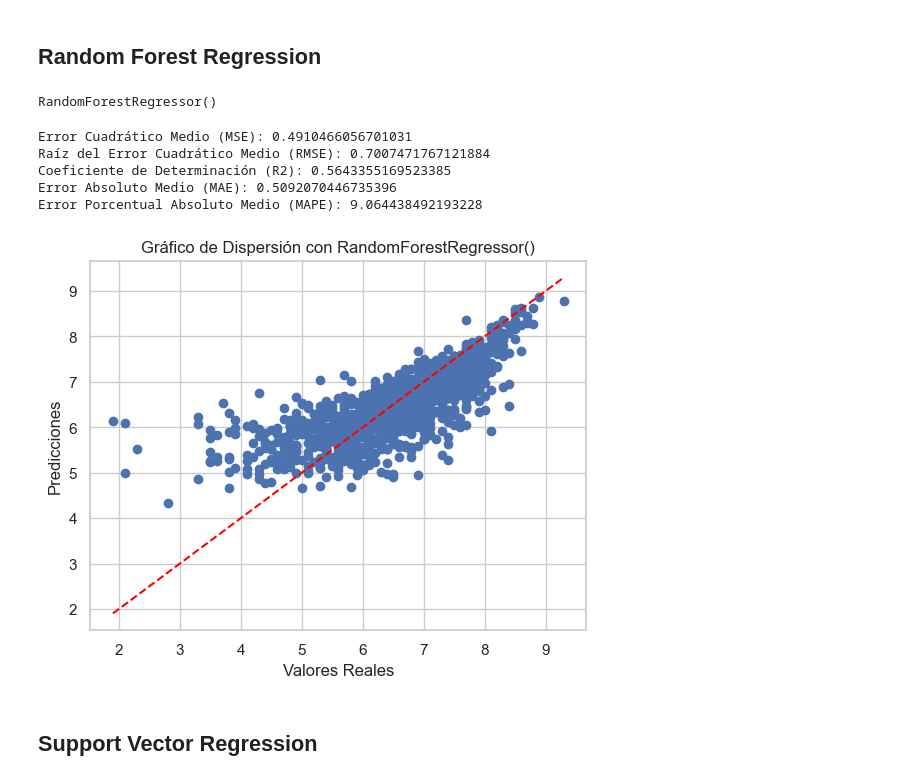
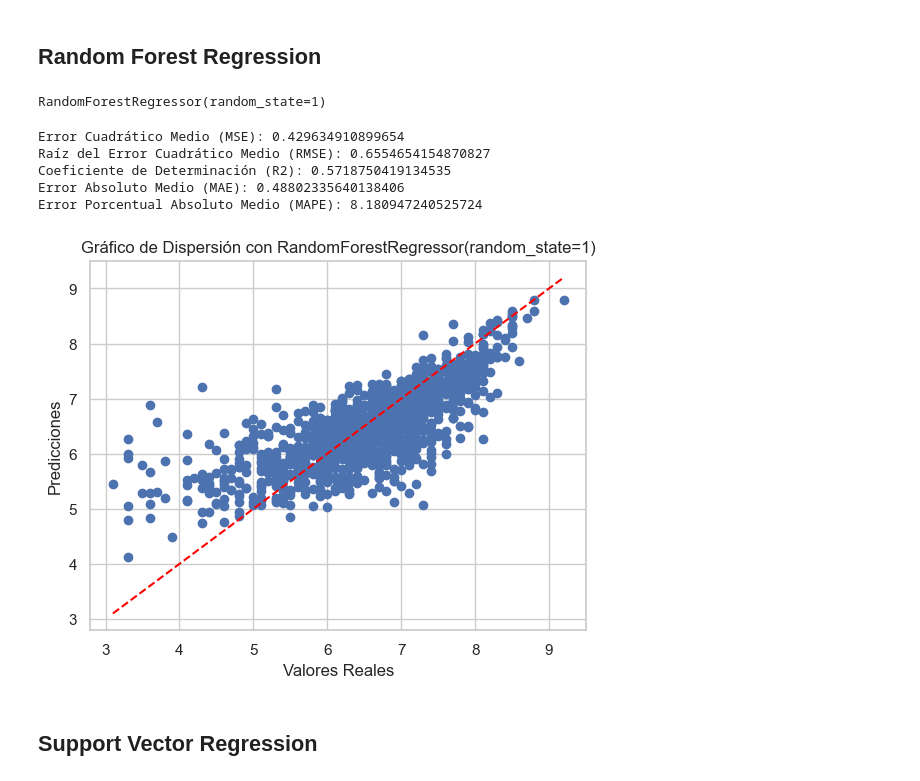
Before and after one commit to 1Pampu/BigData-ML-Proyectos, a Jupyter notebook: Trabajo Final/Trabajo Final.ipynb, the cells around one changed output. Cells and saved outputs as stored; diff of their text form; code cells hidden in the pictures.

```diff
--- a/Trabajo Final/Trabajo Final.ipynb
+++ b/Trabajo Final/Trabajo Final.ipynb
@@ -361,3 +381,6 @@ dtype: int64
+# %%
+# Conservar filas con score mayor a 3
+df = df[df['imdb_score'] > 3]
 # %% [markdown]
 # Entrenamiento del modelo
 # %% [markdown]
@@ -414,6 +437,25 @@ columnas = ['num_critic_for_reviews', 'duration', 'director_facebook_likes',
 # Pasamos todo el dataframe (X) por el algoritmo para normalizar los datos y reducir el sesgo
 for column in columnas:
     X[column] = np.log(X[column]+1)
+# %%
+# Eliminamos columnas
+X.drop("actor_3_name", axis = 1, inplace = True)
+X.drop('actor_3_facebook_likes', axis = 1, inplace = True)
+
+# Separamos las columnas con las que se va a entrenar cada modelo
+SVR_columns = ['num_critic_for_reviews', 'duration',
+       'director_facebook_likes', 'actor_1_facebook_likes',
+       'gross', 'genres', 'actor_1_name', 'num_voted_users',
+       'num_user_for_reviews', 'country', 'content_rating',
+       'budget','title_year', 'actor_2_facebook_likes',
+       'movie_facebook_likes']
+
+RFR_columns = ['num_critic_for_reviews', 'duration',
+       'director_facebook_likes', 'actor_1_facebook_likes',
+       'gross', 'genres', 'actor_1_name', 'num_voted_users',
+       'num_user_for_reviews', 'country', 'content_rating',
+       'budget','title_year', 'actor_2_facebook_likes',
+       'movie_facebook_likes', "actor_2_name", "director_name"]
 # %%
 # Separamos los datos entre datos de entrenamiento y prueba
 X_train, X_test, y_train, y_test = train_test_split(X, Y, test_size = 0.3, random_state = 50)
@@ -471,21 +513,21 @@ Error Porcentual Absoluto Medio (MAPE): 10.477405109243179
 ## Random Forest Regression
 # %%
 # Creamos el modelo y entrenamos
-RFR = RandomForestRegressor()
-RFR.fit(X_train, y_train)
+RFR = RandomForestRegressor(random_state=1)
+RFR.fit(X_train[RFR_columns], y_train)
 # %% [output]
-RandomForestRegressor()
+RandomForestRegressor(random_state=1)
 # %%
 # Hacemos las predicciones y vemos resultados
-RFR_predictions = RFR.predict(X_test)
+RFR_predictions = RFR.predict(X_test[RFR_columns])
 model_performance(RFR, RFR_predictions)
 # %% [output]
-Error Cuadrático Medio (MSE): 0.4910466056701031
-Raíz del Error Cuadrático Medio (RMSE): 0.7007471767121884
-Coeficiente de Determinación (R2): 0.5643355169523385
-Error Absoluto Medio (MAE): 0.5092070446735396
-Error Porcentual Absoluto Medio (MAPE): 9.064438492193228
+Error Cuadrático Medio (MSE): 0.429634910899654
+Raíz del Error Cuadrático Medio (RMSE): 0.6554654154870827
+Coeficiente de Determinación (R2): 0.5718750419134535
+Error Absoluto Medio (MAE): 0.48802335640138406
+Error Porcentual Absoluto Medio (MAPE): 8.180947240525724
-[figure, old version]
+[figure, new version]
 # %% [markdown]
 ## Support Vector Regression
 # %%
```
Also changed, not shown: parts of 10 cells of this notebook, 4 other files.
